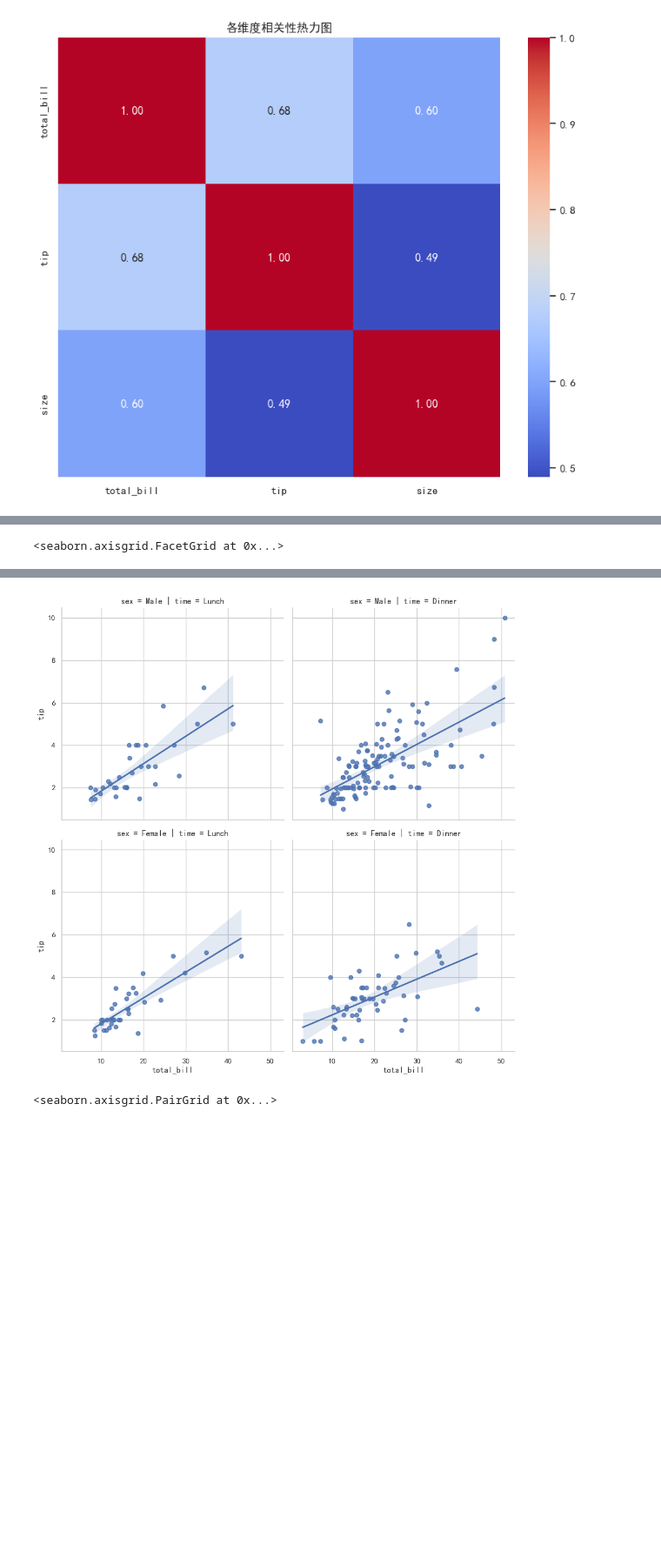
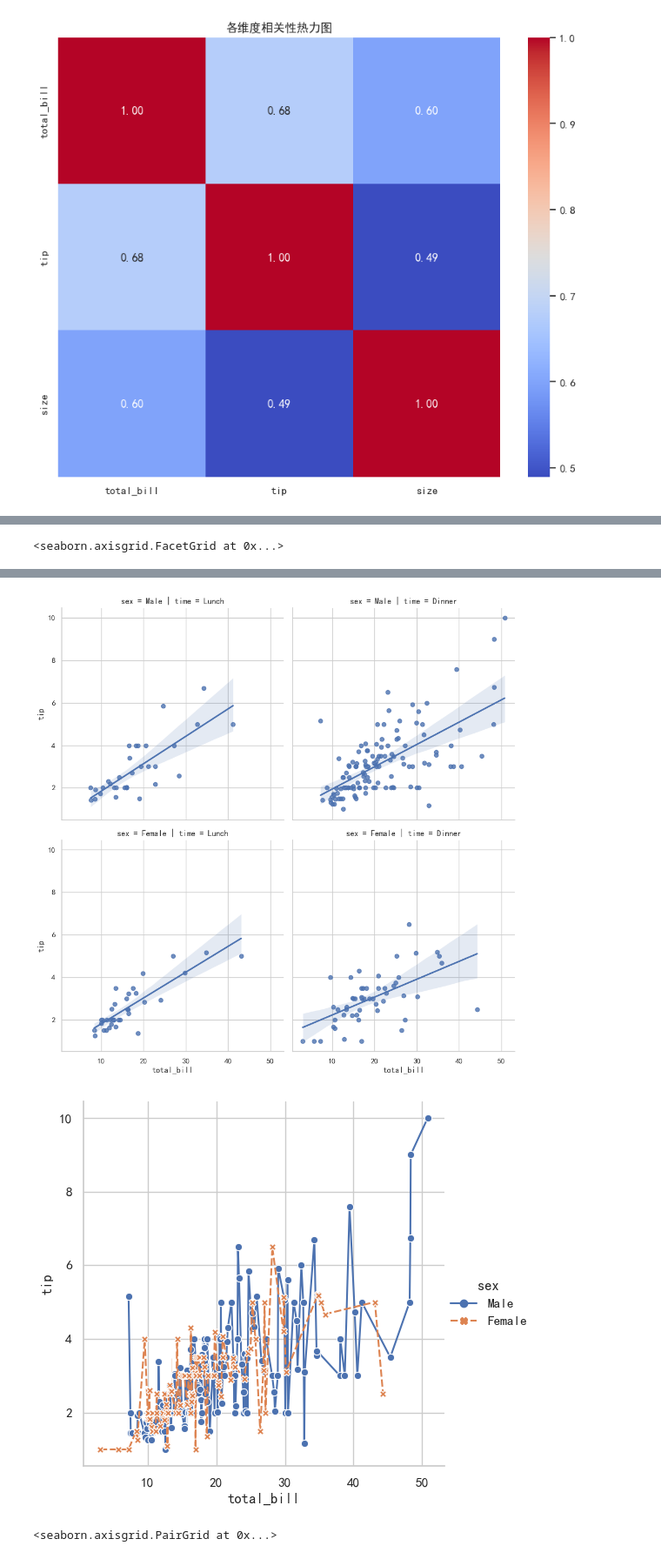
Before and after one commit to UMP4u/knowledge-handbook, a Jupyter notebook: survey_process/seaborn.ipynb, the cells around one changed output, grey strips where cells are left out. Shown at 87% size. Saved outputs shown, nothing was run; the diff lists cells and outputs as text; code cells hidden in the pictures; blank space fills up the shorter version.

```diff
--- a/survey_process/seaborn.ipynb
+++ b/survey_process/seaborn.ipynb
@@ -130,24 +130,31 @@ plt.show()
 # %% [output]
 [figure]
 # %%
-# 6. 散点图 (Scatter Plot)：看“趋势”
+# 6. 散点图 (Scatter Plot)：看“趋势”(关系图)
 
 sns.scatterplot(data=tips, x='total_bill', y='tip', hue='sex')
 plt.title('活跃度与消费额的关系')
 plt.show()
 
 # 6.1 联合分布图 sns.jointplot(x=, y=, data=, hue=, kind="reg"/"hex"/"kde"/"resid") 同时展示联合分布（散点图）和边际分布（分布图）
 # kind带回归线散点图/蜂巢图/二维kde图/残差图
 sns.jointplot(data=tips, x="total_bill", y="tip", kind="kde",hue='sex',fill=True)
 
 # 6.2 线性模型图
 # 使用 col 和 row 实现多面板分面
 sns.lmplot(data=tips, x="total_bill", y="tip", col="time", row="sex")
+
+# 6.3 relplot（将 scatterplot和lineplot封装在一个统一的接口下） kind="scatter"/"line"
+sns.relplot(data=tips, x="total_bill", y="tip", hue="sex", kind="line",style="sex",markers=True, dashes=True)
+# 科研习惯将hue与style设置成同一个变量，增强可读性
+# hue：控制颜色映射。   style：控制形状/线条样式映射。 markers & dashes是 style 的具体表现形式
+# markers=True（开启数据点标记）    dashes=True（开启线型区分，实虚线）
 # %% [output]
 [figure]
 <seaborn.axisgrid.FacetGrid at 0x...>
 [figure]
 [figure]
+[figure, added]
 # %%
 # 7. 变量矩阵图 (变量矩阵图)
 
```
Also changed, not shown: 2 other files.
